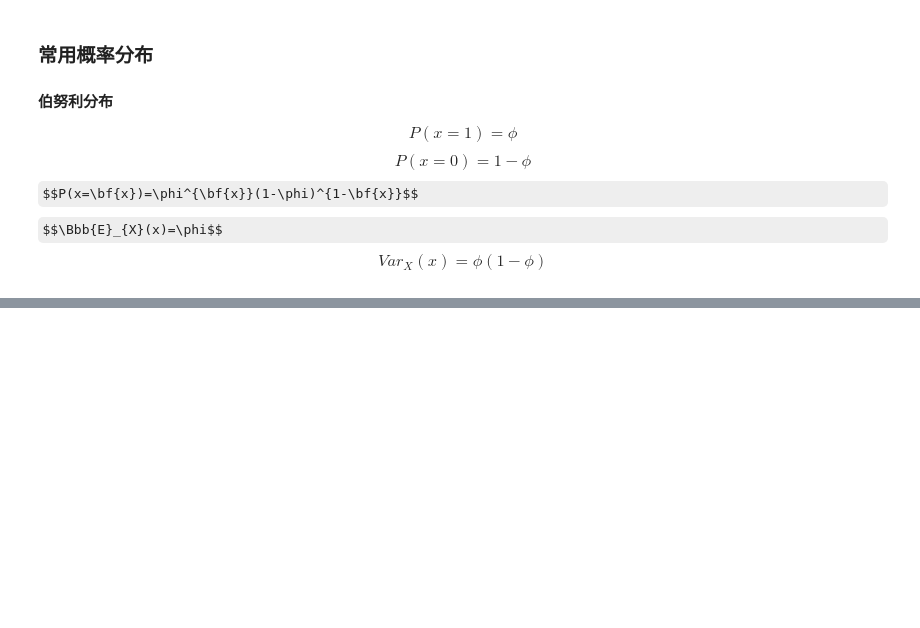
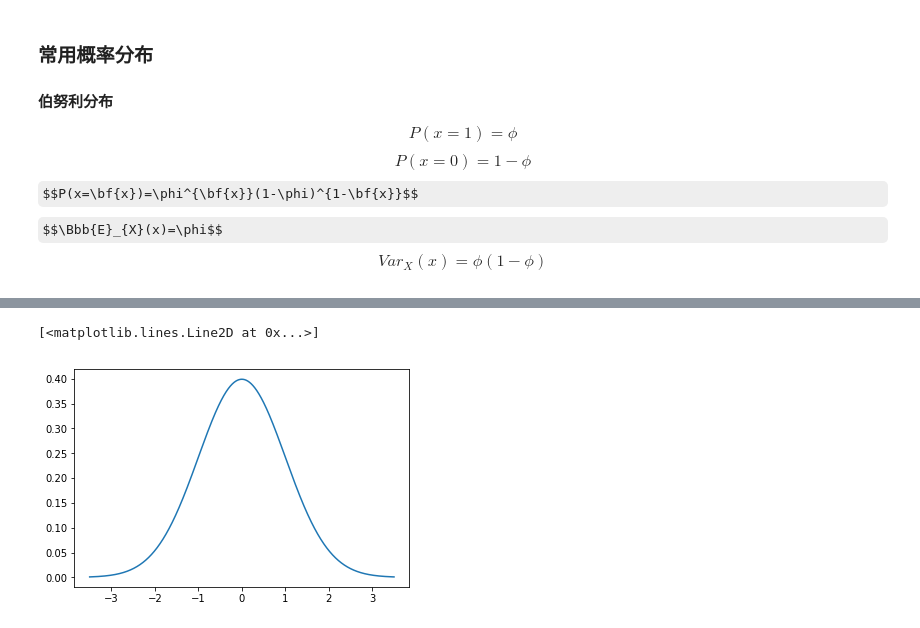
Before and after one commit to wangyingsm/tech-blog, a Jupyter notebook: notes/DLBible/episode2.ipynb, the cells around one changed output, grey strips where cells are left out. Drawn from its saved outputs; the diff is of its cells as text; code cells hidden in the pictures; some formulas as TeX source; blank space fills up the shorter version.

```diff
--- a/notes/DLBible/episode2.ipynb
+++ b/notes/DLBible/episode2.ipynb
@@ -56,0 +65,17 @@ $$Var_{X}(x)=\phi(1-\phi)$$
+# %%
+# 标准正太分布图形
+import math
+import numpy as np
+def gause_distribution(x, mu, sigma):
+    return (np.sqrt(1/(2*math.pi*sigma*sigma)))*np.power(math.e,((-1)/(2*sigma*sigma)*(x-mu)*(x-mu)))
+
+x=np.linspace(-3.5, 3.5, 10001)
+
+y = gause_distribution(x, 0, 1)
+
+import matplotlib.pyplot as plt
+
+plt.plot(x, y)
+# %% [output]
+[<matplotlib.lines.Line2D at 0x...>]
+[figure, added]
```
Also changed, not shown: parts of 8 cells of this notebook.
